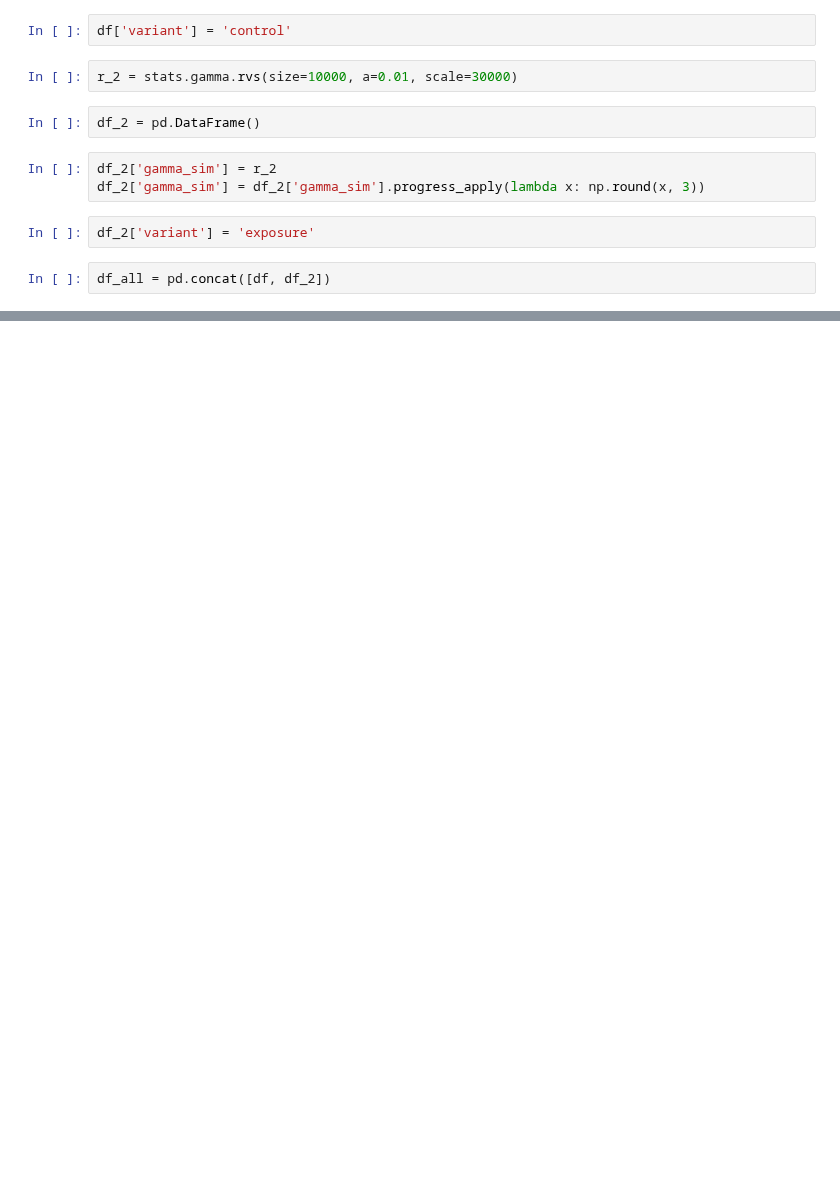
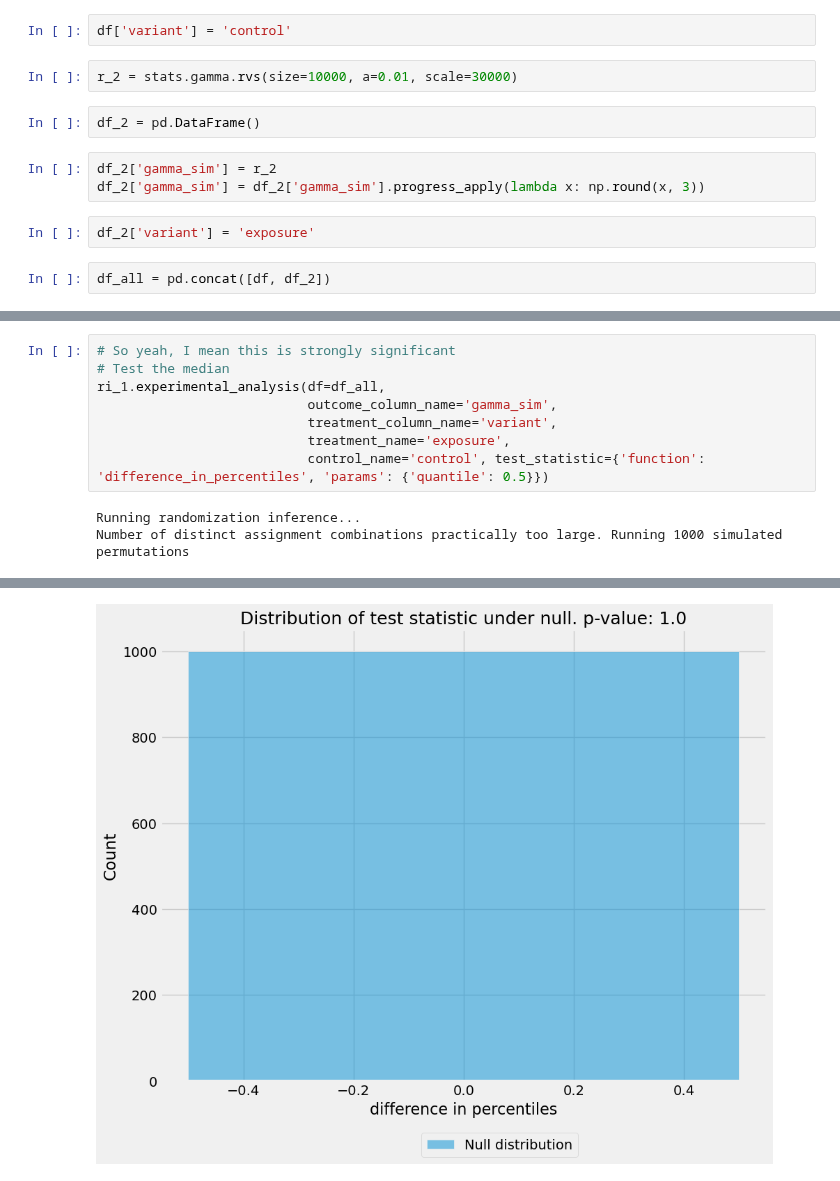
Before and after one commit to dokeeffe87/stats_utils, a Jupyter notebook: notebooks/scratch_work/dev_simulate_skewed_distribution.ipynb, the cells around one changed output, grey strips where cells are left out. Saved outputs shown, nothing was run; the diff lists cells and outputs as text; blank space fills up the shorter version.

```diff
--- a/notebooks/scratch_work/dev_simulate_skewed_distribution.ipynb
+++ b/notebooks/scratch_work/dev_simulate_skewed_distribution.ipynb
@@ -127,0 +209,11 @@ sns.boxplot(data=df_all, x='gamma_sim', hue='variant', height=6, aspect=1.2)
+# %%
+# So yeah, I mean this is strongly significant
+# Test the median
+ri_1.experimental_analysis(df=df_all,
+                           outcome_column_name='gamma_sim',
+                           treatment_column_name='variant',
+                           treatment_name='exposure',
+                           control_name='control', test_statistic={'function': 'difference_in_percentiles', 'params': {'quantile': 0.5}})
+# %% [output]
+Running randomization inference...
+Number of distinct assignment combinations practically too large. Running 1000 simulated permutations
@@ -127,0 +221 @@ sns.boxplot(data=df_all, x='gamma_sim', hue='variant', height=6, aspect=1.2)
+[figure, added]
```
Also changed, not shown: parts of 134 cells of this notebook, 2 other files.
